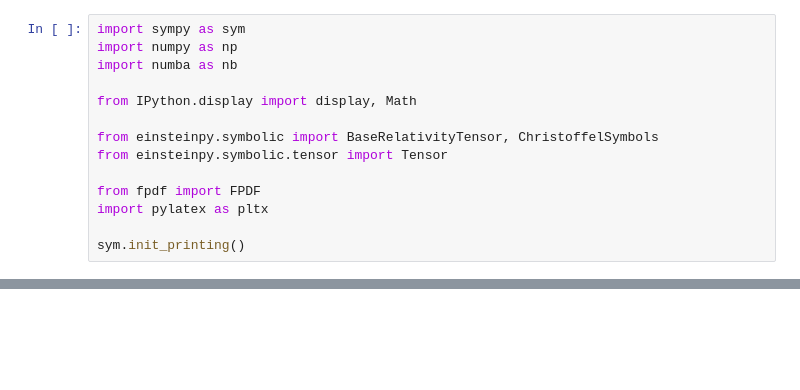
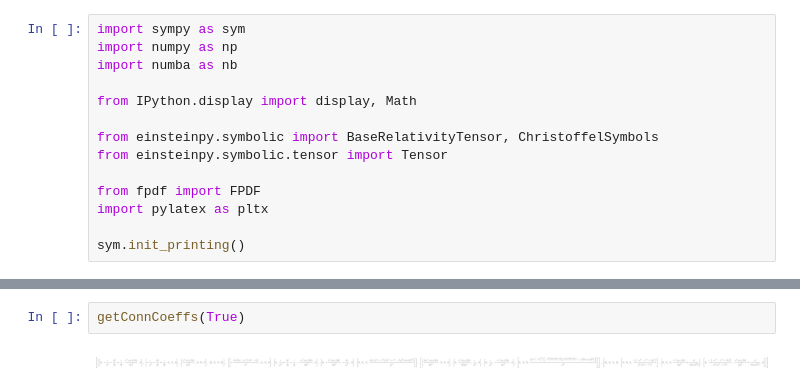
Before and after one commit to HardikMedhi/KN_BH_Simul, a Jupyter notebook: code2.ipynb, the cells around one changed output, grey strips where cells are left out. Cells and saved outputs as stored; diff of their text form; blank space fills up the shorter version.

```diff
--- a/code2.ipynb
+++ b/code2.ipynb
@@ -84,0 +73,4 @@ $\displaystyle \mu = 0 =>\ \nu =\frac{\Delta a^{2} \sin{\left(2 \theta \right)}}
+# %%
+getConnCoeffs(True)
+# %% [output]
+[figure, added]
```
Also changed, not shown: parts of 6 cells of this notebook, 1 other file.
